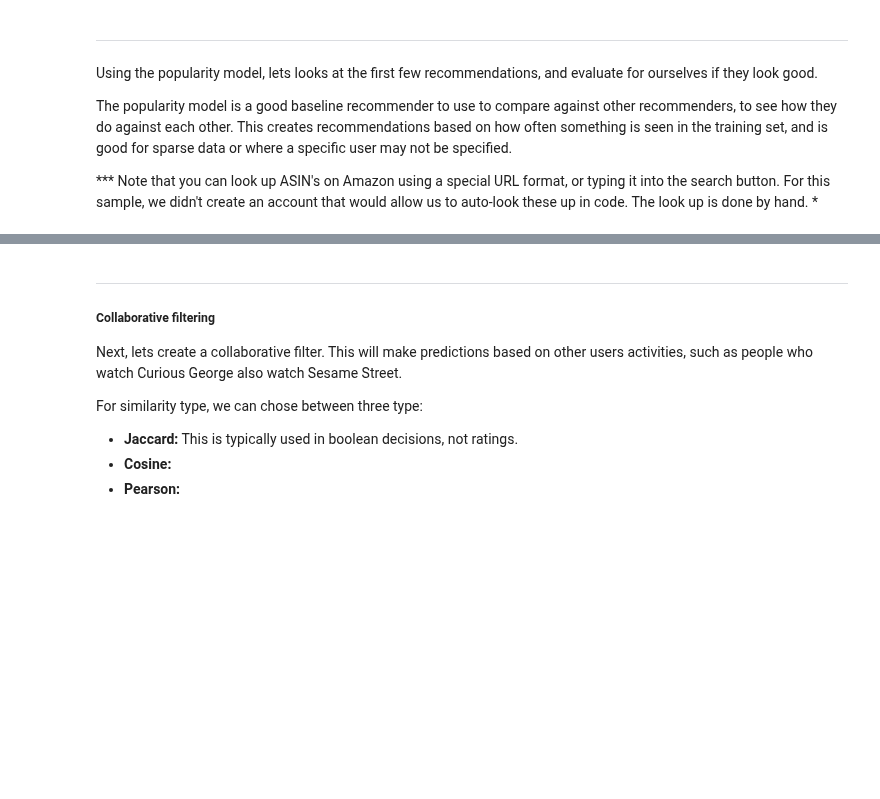
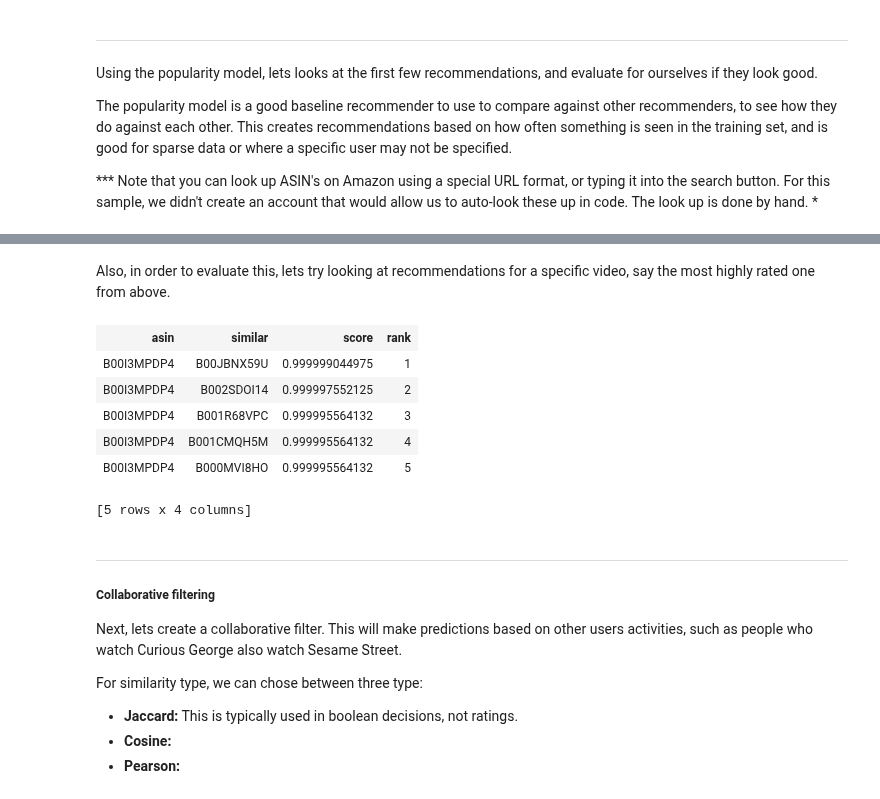
Before and after one commit to RahnL/DataScience-SMU, a Jupyter notebook: DataMining/Recommender System Sample.ipynb, the cells around one changed output, grey strips where cells are left out. Saved outputs shown, nothing was run; the diff lists cells and outputs as text; code cells hidden in the pictures; blank space fills up the shorter version.

```diff
--- a/DataMining/Recommender System Sample.ipynb
+++ b/DataMining/Recommender System Sample.ipynb
@@ -231,6 +276,19 @@ You can use print_rows(num_rows=m, num_columns=n) to print more rows and columns
 5. https://www.amazon.com/exec/obidos/ASIN/B001I8O2MK : ER (Season 15)
 
 For the first 3, these seem reasonable.  A kid watching a show would want to watch more of the same, or a another kids show.
+# %% [markdown]
+Also, in order to evaluate this, lets try looking at recommendations for a specific video, say the most highly rated one from above.
+# %%
+recommendation_top1 = popularity_model.get_similar_items(items=['B00I3MPDP4'], k=5)
+recommendation_top1
+# %% [output]
+| asin | similar | score | rank |
+| B00I3MPDP4 | B00JBNX59U | 0.999999044975 | 1 |
+| B00I3MPDP4 | B002SDOI14 | 0.999997552125 | 2 |
+| B00I3MPDP4 | B001R68VPC | 0.999995564132 | 3 |
+| B00I3MPDP4 | B001CMQH5M | 0.999995564132 | 4 |
+| B00I3MPDP4 | B000MVI8HO | 0.999995564132 | 5 |
+[5 rows x 4 columns]
 # %% [markdown]
 ---
 ##### Collaborative filtering
```
Also changed, not shown: parts of 28 cells of this notebook.
